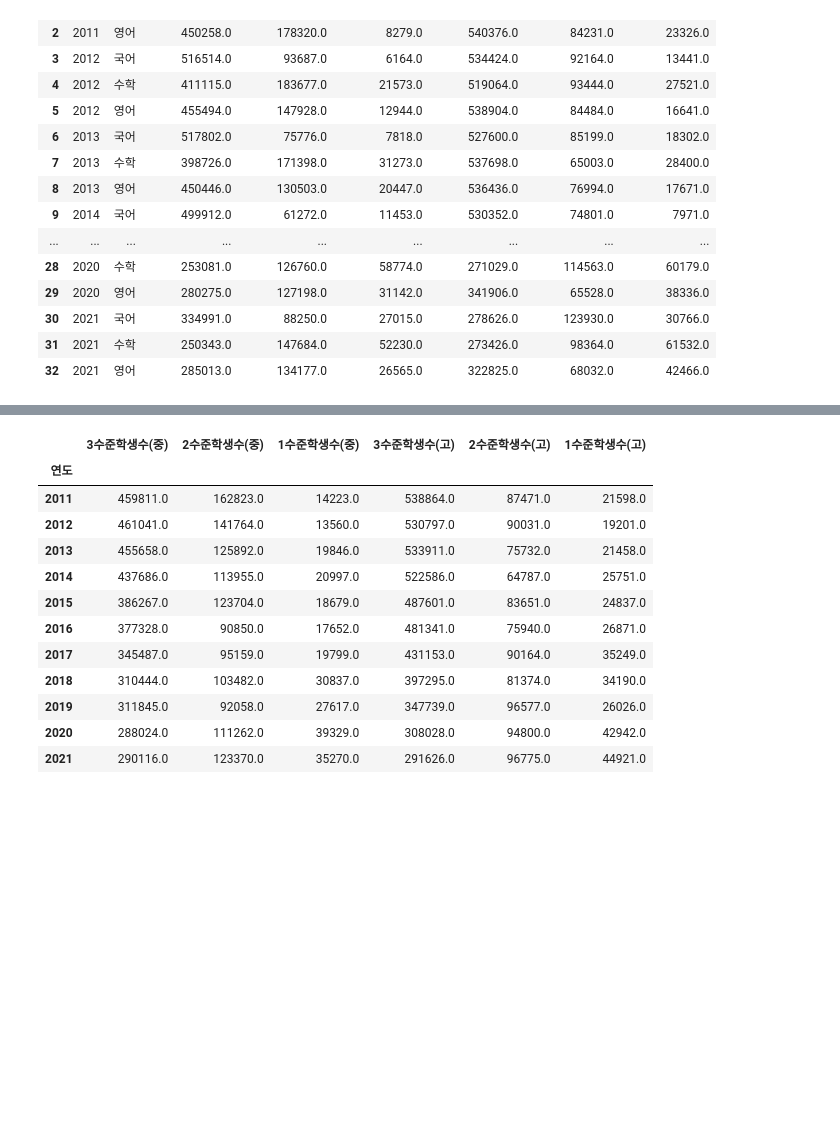
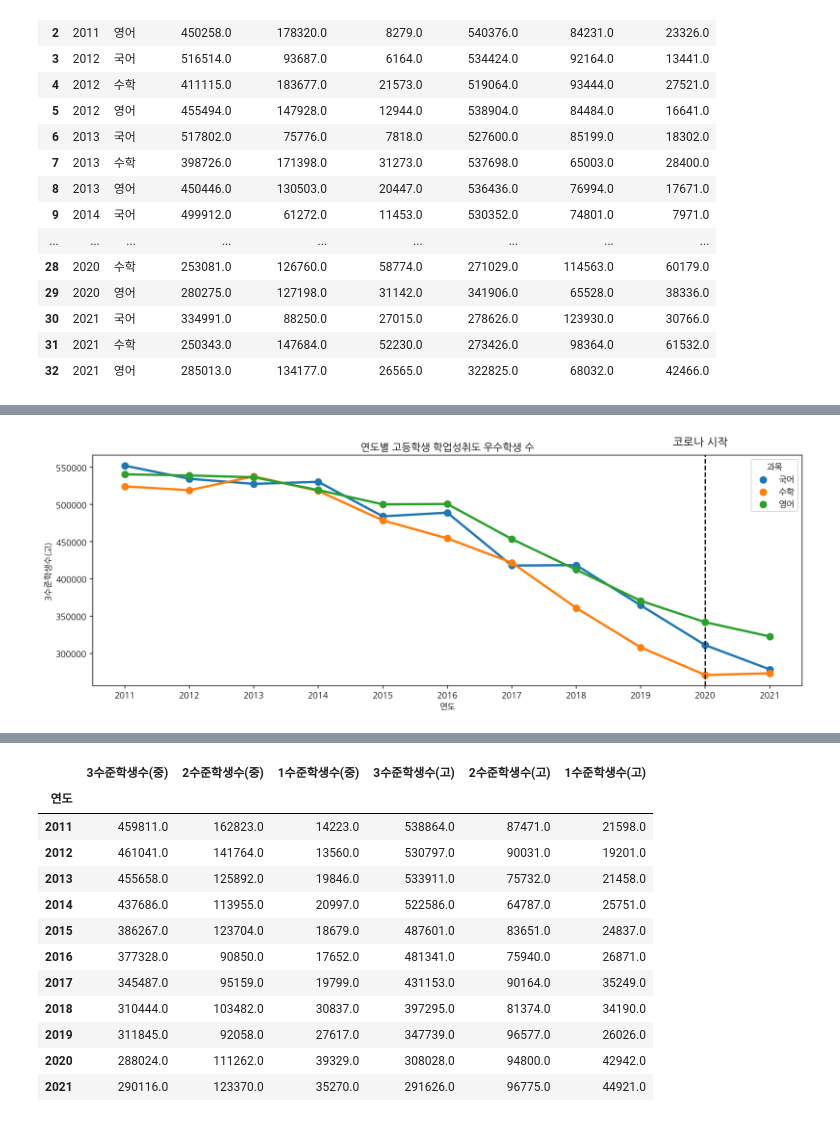
Before and after one commit to moonstar97/Structure, a Jupyter notebook: 가설3번_EDA.ipynb, the cells around one changed output, grey strips where cells are left out. Cells and saved outputs as stored; diff of their text form; code cells hidden in the pictures; blank space fills up the shorter version.

```diff
--- a/가설3번_EDA.ipynb
+++ b/가설3번_EDA.ipynb
@@ -656,0 +668,9 @@ df_agg
+# %%
+plt.figure(figsize=(15,5))
+sns.pointplot(data=df_agg, x="연도", y="3수준학생수(고)", hue="과목")
+plt.title("연도별 고등학생 학업성취도 우수학생 수")
+plt.axvline(9, color="black", linestyle="--")
+plt.text(8.5, 580000, "코로나 시작", size=13)
+plt.show()
+# %% [output]
+[figure, added]
```
Also changed, not shown: parts of 8 cells of this notebook.
